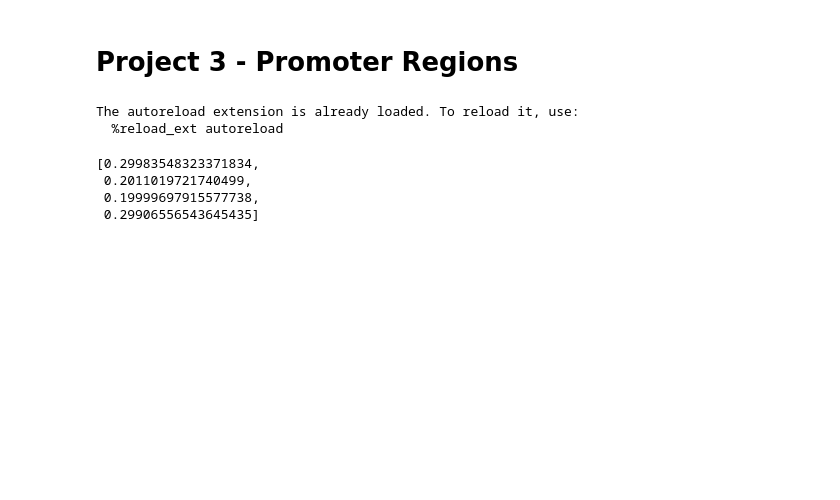
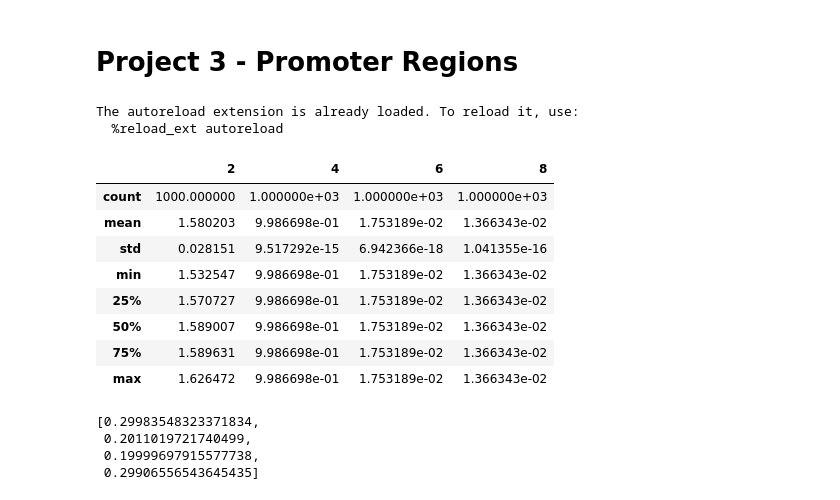
Before and after one commit to hanouticelina/promoter--regions, a Jupyter notebook: results.ipynb, the cells around one changed output. Cells and saved outputs as stored; diff of their text form; code cells hidden in the pictures; blank space fills up the shorter version.

```diff
--- a/results.ipynb
+++ b/results.ipynb
@@ -13,6 +13,20 @@ import project
 # %% [output]
 The autoreload extension is already loaded. To reload it, use:
   %reload_ext autoreload
+# %%
+df = project.compare_simulations(len(cerevisae), probas, ks=[2,4,6,8], num_seq=1000)
+# %%
+df.describe()
+# %% [output]
+|  | 2 | 4 | 6 | 8 |
+| count | 1000.000000 | 1.000000e+03 | 1.000000e+03 | 1.000000e+03 |
+| mean | 1.580203 | 9.986698e-01 | 1.753189e-02 | 1.366343e-02 |
+| std | 0.028151 | 9.517292e-15 | 6.942366e-18 | 1.041355e-16 |
+| min | 1.532547 | 9.986698e-01 | 1.753189e-02 | 1.366343e-02 |
+| 25% | 1.570727 | 9.986698e-01 | 1.753189e-02 | 1.366343e-02 |
+| 50% | 1.589007 | 9.986698e-01 | 1.753189e-02 | 1.366343e-02 |
+| 75% | 1.589631 | 9.986698e-01 | 1.753189e-02 | 1.366343e-02 |
+| max | 1.626472 | 9.986698e-01 | 1.753189e-02 | 1.366343e-02 |
 # %%
 files = ["sequences/regulatory_seqs_MET.fasta","sequences/regulatory_seq_PHO.fasta","sequences/regulatory_seqs_GAL.fasta"]
 # %%
```
Also changed, not shown: parts of 3 cells of this notebook, 1 other file.
